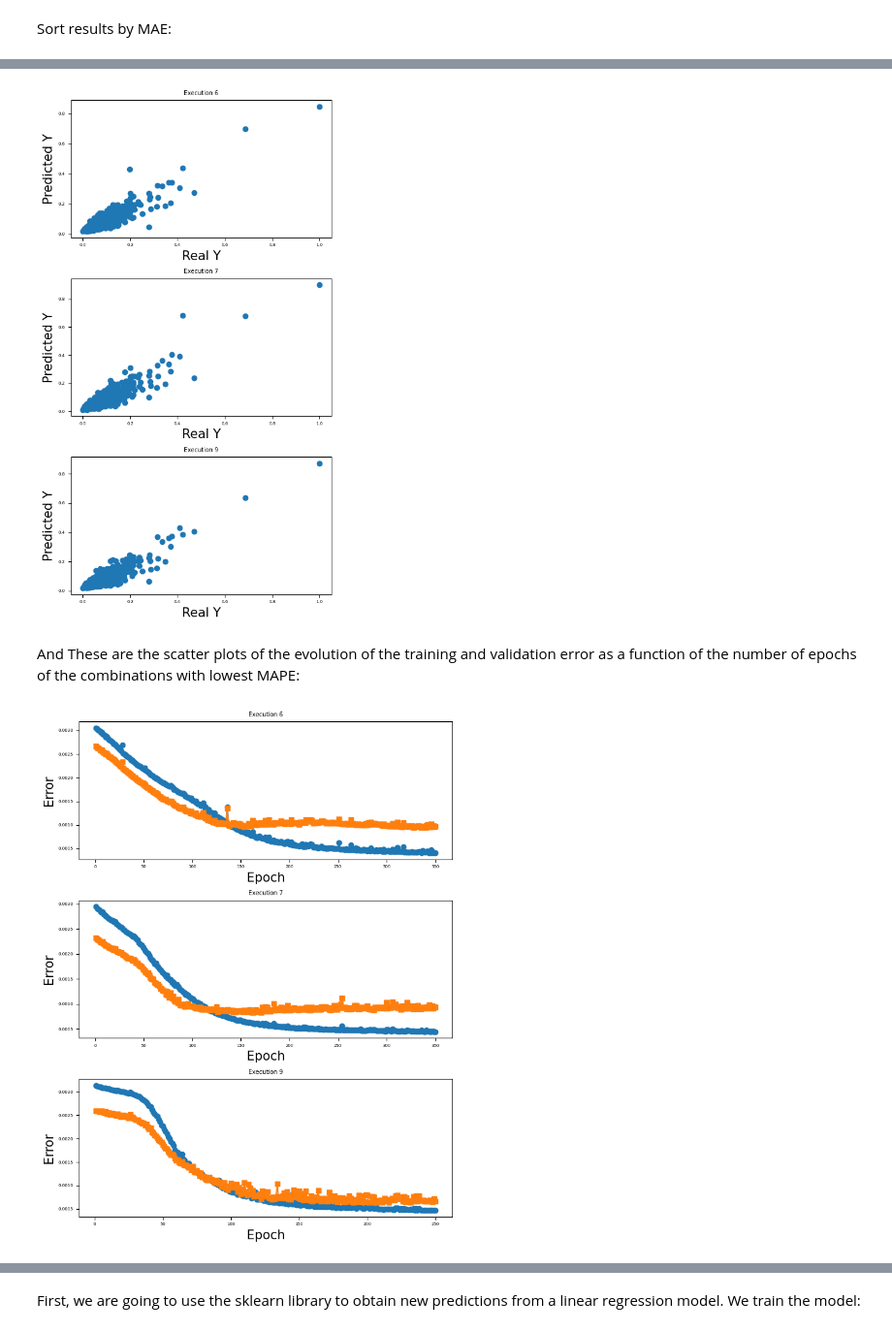
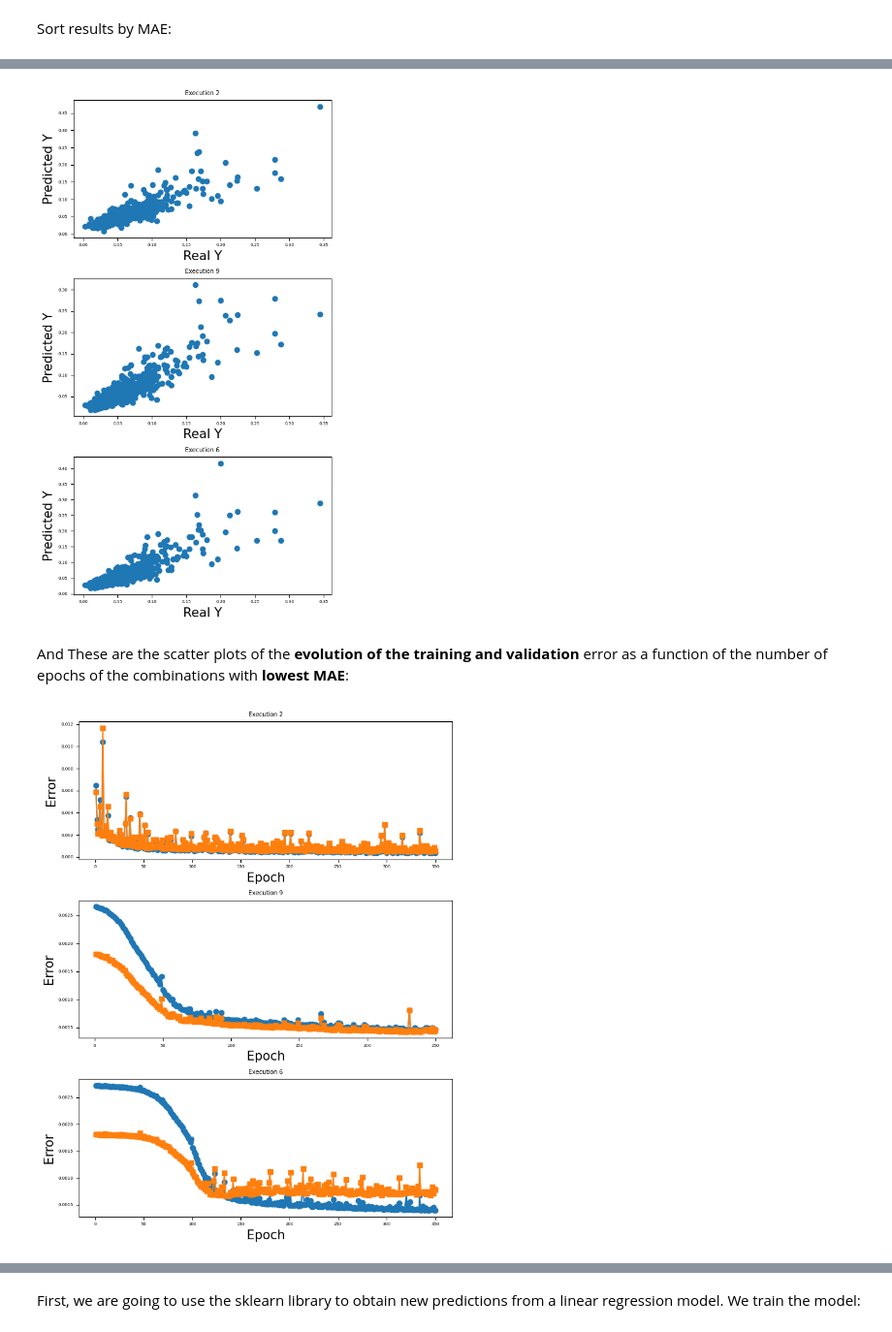
Before and after one commit to mananoreboton/A1-ManuelBueno, a Jupyter notebook: A1-ManuelBueno.ipynb, the cells around one changed output, grey strips where cells are left out. Shown at 97% size. Cells and saved outputs as stored; diff of their text form; code cells hidden in the pictures.

```diff
--- a/A1-ManuelBueno.ipynb
+++ b/A1-ManuelBueno.ipynb
@@ -324,6 +384,8 @@ For each iteration over the combinations:
 # %%
 from NeuralNet import NeuralNet
+from sklearn.model_selection import train_test_split
 
+X_train_for_comparison, X_test_for_comparison, y_train_for_comparison, y_test_for_comparison = train_test_split(X_in, y_in, test_size=0.2, random_state=31)
 neural_net_result_params = {}
 for i, params in hyperparameters.iterrows():
     print(f"--- Combination {i} ---")
@@ -337,8 +399,8 @@ for i, params in hyperparameters.iterrows():
         validation_split = 0.2
     )
 
-    neural_net.fit(X_in, y_in)
-    y_pred = neural_net.predict(X_in)
+    neural_net.fit(X_train_for_comparison, y_train_for_comparison)
+    y_pred = neural_net.predict(X_test_for_comparison)
     epoch_loss = neural_net.loss_epochs()
 
     neural_net_result_params[i] = {
@@ -402,14 +464,14 @@ while i < len(neural_net_result_params):
     i += 1
 neural_net_result_params = neural_net_result_params.copy()
 # %%
-from sklearn.metrics import mean_squared_error, mean_absolute_error
+from sklearn.metrics import mean_squared_error, mean_absolute_error, mean_absolute_percentage_error
 
 for key, result in neural_net_result_params.items():
     y_pred = result["Y_pred"]
 
-    mse = mean_squared_error(y_in, y_pred)
-    mae = mean_absolute_error(y_in, y_pred)
-    mape = sum(abs((y_true - y_pred_val) / y_true) for y_true, y_pred_val in zip(y_in, y_pred) if y_true != 0) / len(y_in)
+    mse = mean_squared_error(y_test_for_comparison, y_pred)
+    mae = mean_absolute_error(y_test_for_comparison, y_pred)
+    mape = mean_absolute_percentage_error(y_test_for_comparison, y_pred)
 
     result["MSE"] = mse
     result["MAE"] = mae
@@ -470,5 +530,6 @@ These are the scatter plots of the Prediction Value vs Real Value of the combina
 # %% [markdown]
 Sort results by MAE:
 # %%
-neural_net_result_params_first_items = sorted(neural_net_result_params.items(), key=lambda x: x[1]["MAE"])[:3]
-y_pred_bp = neural_net_result_params_first_items[0]
+neural_net_result_params_first_items = sorted(neural_net_result_params.items(), key=lambda x: x[1]["MAE"])
+y_predicted_by_manual_bp = neural_net_result_params_first_items[0]
+print(f"The combination with best MAE is '{y_predicted_by_manual_bp[0]}'")
@@ -482,42 +547,42 @@ fig, axes = plt.subplots(n, 1, figsize=(5, 3*n))
 if n == 1:
     axes = [axes]
 
-for i, (key, value) in enumerate(neural_net_result_params_first_items):
+for i, (key, value) in enumerate(neural_net_result_params_first_items[:3]):
     Yi_pred = value["Y_pred"]
     Yi_pred = Yi_pred.reshape(-1)
 
-    axes[i].scatter(y_in, Yi_pred)
+    axes[i].scatter(y_test_for_comparison, Yi_pred)
     axes[i].set_title(f'Execution {value["Combination"]}')
     axes[i].set_xlabel('Real Y')
     axes[i].set_ylabel('Predicted Y')
 plt.tight_layout()
 plt.show()
 # %% [output]
-[figure, old version]
+[figure, new version]
 # %% [markdown]
-And These are the scatter plots of the evolution of the training and validation error as a function
-of the number of epochs of the combinations with lowest MAPE:
+And These are the scatter plots of the **evolution of the training and validation** error as a function
+of the number of epochs of the combinations with **lowest MAE**:
 # %%
 import matplotlib.pyplot as plt
 import math
 
 # n = len(neural_net_result_params)
 n = 3
 fig, axes = plt.subplots(n, 1, figsize=(7, 3*n))
 if n == 1:
     axes = [axes]
 
-for i, (key, value) in enumerate(neural_net_result_params_first_items):
+for i, (key, value) in enumerate(neural_net_result_params_first_items[:3]):
     training_errors, validation_errors = value["Epoch_loss"]
     epochs = range(1, len(training_errors) + 1)
 
     axes[i].plot(epochs, training_errors, label='Training Error', marker='o')
     axes[i].plot(epochs, validation_errors, label='Validation Error', marker='s')
     axes[i].set_title(f'Execution {value["Combination"]}')
     axes[i].set_xlabel('Epoch')
     axes[i].set_ylabel('Error')
 plt.tight_layout()
 plt.show()
 # %% [output]
-[figure, old version]
+[figure, new version]
 # %% [markdown]
```
Also changed, not shown: parts of 55 cells of this notebook, 3 other files.
